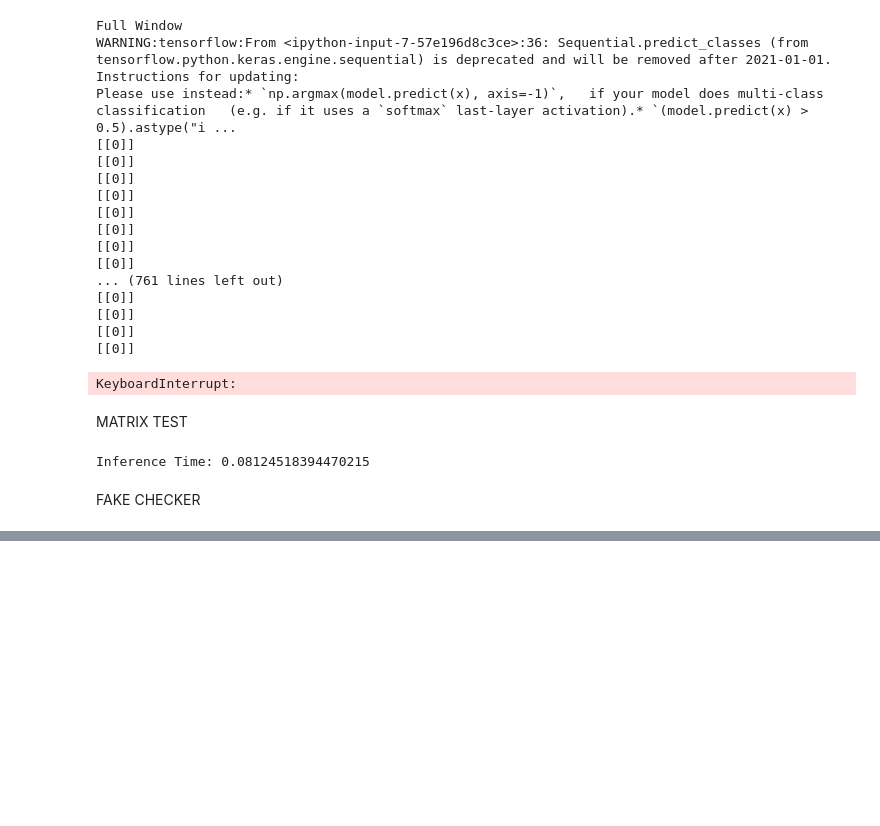
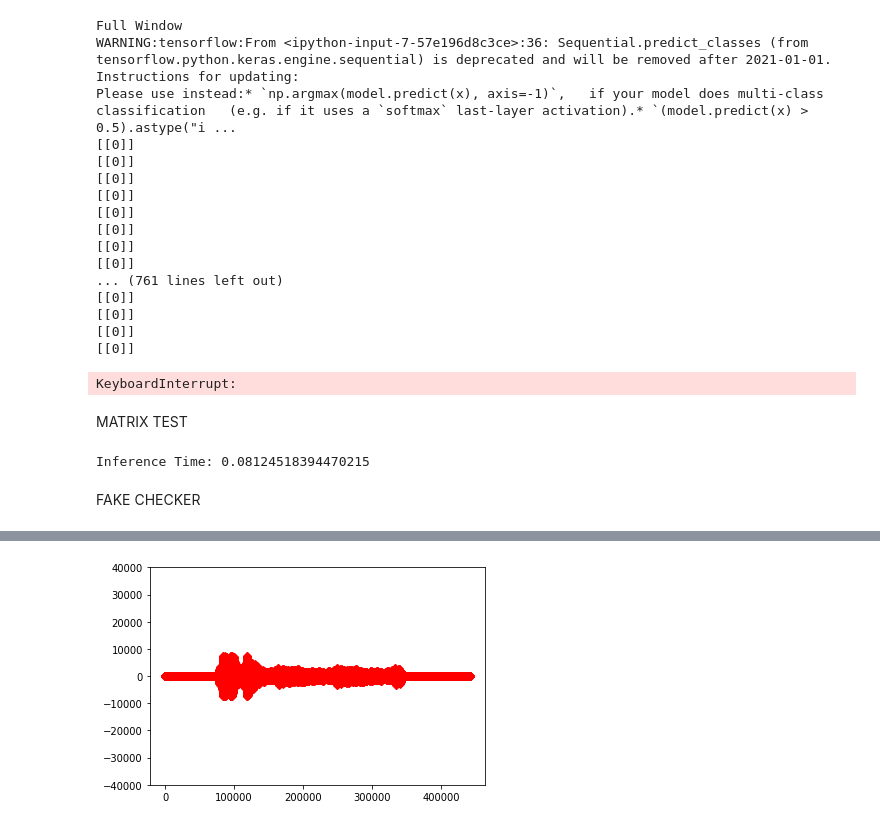
Before and after one commit to atzoriandrea/audio_classification, a Jupyter notebook: stream_tester.ipynb, the cells around one changed output, grey strips where cells are left out. Saved outputs shown, nothing was run; the diff lists cells and outputs as text; code cells hidden in the pictures; blank space fills up the shorter version.

```diff
--- a/stream_tester.ipynb
+++ b/stream_tester.ipynb
@@ -175,5 +171,19 @@ for i in range(0, int(RATE / CHUNK * RECORD_SECONDS) + 1):
+# %%
+frames = np.load("/home/andrea/Scrivania/bytes.npy")
+frames = frames[:1024]
+samples = np.frombuffer(b''.join(frames), dtype=np.int16)
+# %%
+def match_target_amplitude(sound, target_dBFS):
+    change_in_dBFS = target_dBFS - sound.dBFS
+    return sound.apply_gain(change_in_dBFS)
+from pydub import AudioSegment
+audio = AudioSegment(samples,
+                     frame_rate=44100,
+                     sample_width=4,
+                     channels=1)
+audio = match_target_amplitude(audio, -20.0)
 # %%
-data = np.frombuffer(b''.join(frames), dtype=np.int16)
+data = np.frombuffer(audio.raw_data, dtype=np.int16)
 # %%
 limit = int(len(data)/8258)*8258
 test_data = data[:limit]
@@ -213,3 +221,30 @@ array([[0],
 # %%
 m1 = np.max(np.asarray(audio))
 m2 = np.max(np_ds)
+# %%
+RECORD_SECONDS = 10
+
+SPEAKERS = p.get_default_output_device_info()["hostApi"] #The modified part
+frames = []
+windows = []
+filled = 0
+p = pyaudio.PyAudio()
+stream = p.open(format=FORMAT,
+                channels=CHANNELS,
+                rate=RATE,
+                input=True,
+                input_host_api_specific_stream_info=SPEAKERS,
+                frames_per_buffer=CHUNK)
+
+for i in range(0, int(RATE / CHUNK * RECORD_SECONDS) + 1):
+    data = stream.read(CHUNK)
+    frames.append(data)
+# %%
+import numpy as np
+data2 = np.frombuffer(b''.join(frames), dtype=np.int16)
+plt.figure()
+plt.ylim(-40000, 40000)
+plt.plot(list(range(len(data2))), data2, '-gD',label='recorded', c='red')
+plt.show()
+# %% [output]
+[figure, added]
```
Also changed, not shown: parts of 30 cells of this notebook, 7 other files.
